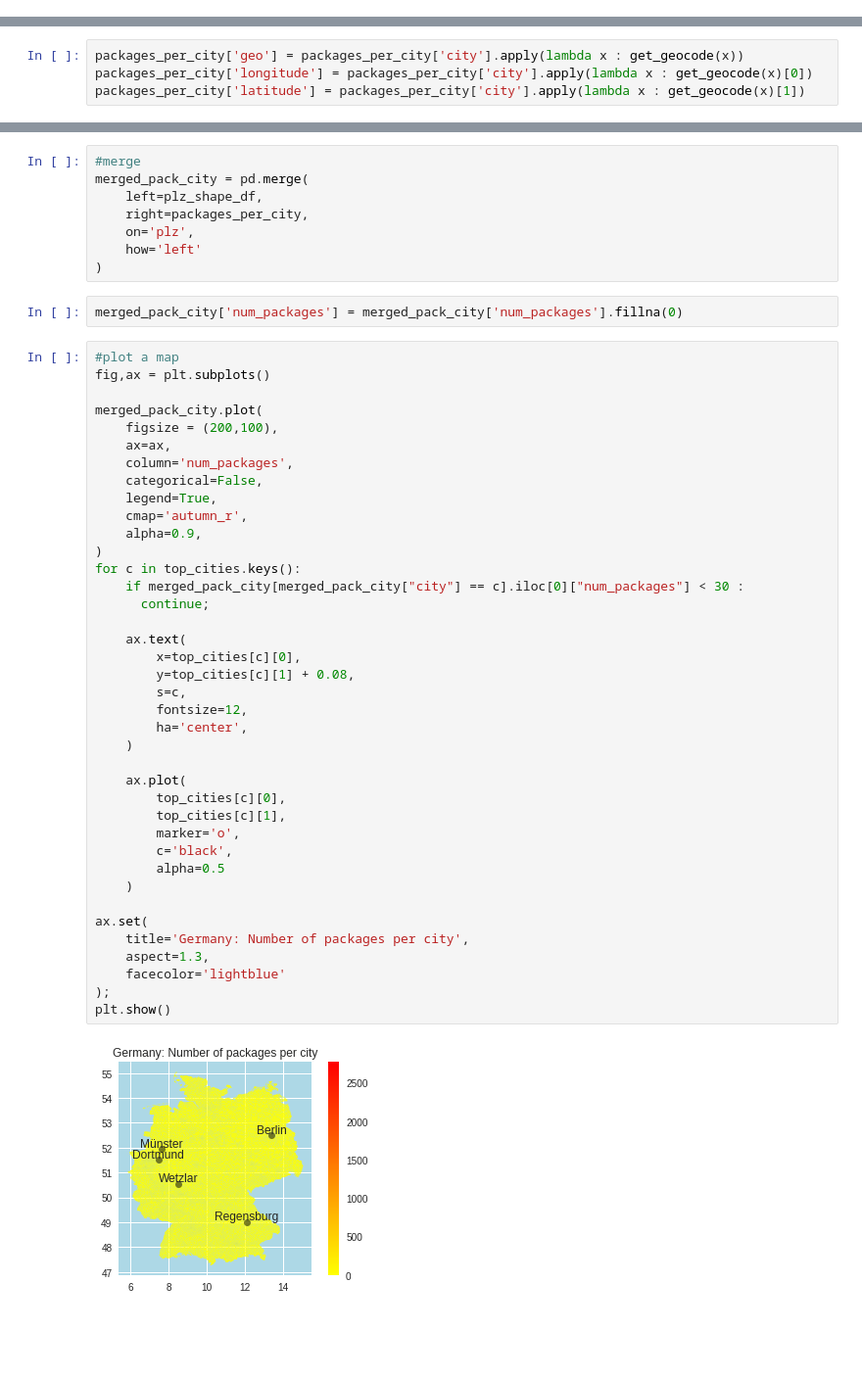
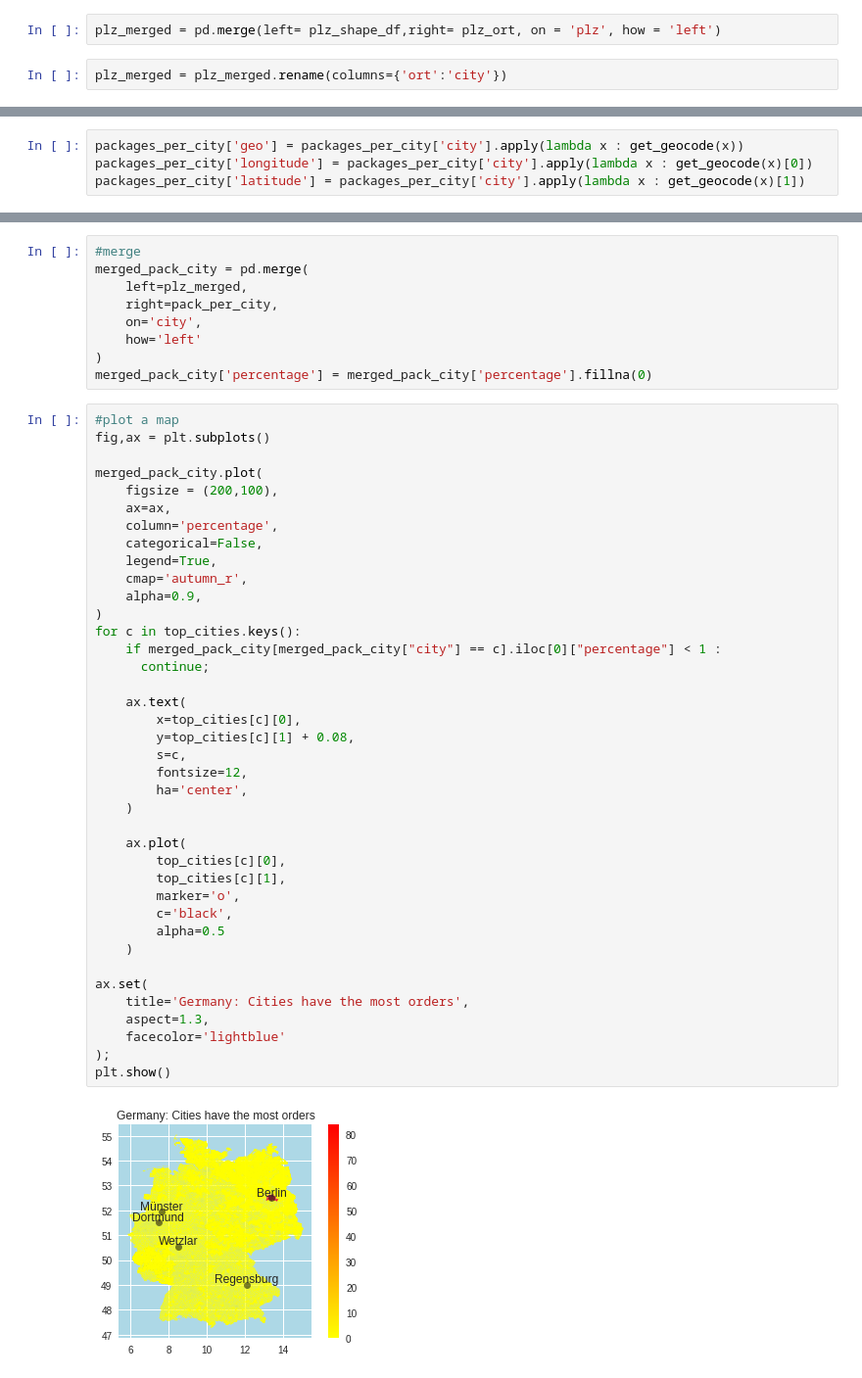
Before and after one commit to tramyynt/Techlabs, a Jupyter notebook: Pickshare.ipynb, the cells around one changed output, grey strips where cells are left out. Shown: that part at 98% size. Saved outputs shown, nothing was run; the diff lists cells and outputs as text; blank space fills up the shorter version.

```diff
--- a/Pickshare.ipynb
+++ b/Pickshare.ipynb
@@ -247,6 +272,10 @@ plz_shape_df.plot()
 plt.show()
 # %% [output]
 [figure]
+# %%
+plz_merged = pd.merge(left= plz_shape_df,right= plz_ort, on = 'plz', how = 'left')
+# %%
+plz_merged = plz_merged.rename(columns={'ort':'city'})
 # %%
 #get longitude and latitude. refer: https://medium.com/analytics-vidhya/how-to-generate-lat-and-long-coordinates-of-city-without-using-apis-25ebabcaf1d5
 from  geopy.geocoders import Nominatim
@@ -306,13 +330,12 @@ top_cities
 # %%
 #merge
 merged_pack_city = pd.merge(
-    left=plz_shape_df,
-    right=packages_per_city,
-    on='plz',
+    left=plz_merged,
+    right=pack_per_city,
+    on='city',
     how='left'
 )
+merged_pack_city['percentage'] = merged_pack_city['percentage'].fillna(0)
-# %%
-merged_pack_city['num_packages'] = merged_pack_city['num_packages'].fillna(0)
 # %%
 #plot a map
 fig,ax = plt.subplots()
@@ -320,37 +343,37 @@ fig,ax = plt.subplots()
 merged_pack_city.plot(
     figsize = (200,100),
     ax=ax,
-    column='num_packages',
+    column='percentage',
     categorical=False,
     legend=True,
     cmap='autumn_r',
     alpha=0.9,
 )
 for c in top_cities.keys():
-    if merged_pack_city[merged_pack_city["city"] == c].iloc[0]["num_packages"] < 30 :
+    if merged_pack_city[merged_pack_city["city"] == c].iloc[0]["percentage"] < 1 :
       continue;
 
     ax.text(
         x=top_cities[c][0],
         y=top_cities[c][1] + 0.08,
         s=c,
         fontsize=12,
         ha='center',
     )
 
     ax.plot(
         top_cities[c][0],
         top_cities[c][1],
         marker='o',
         c='black',
         alpha=0.5
     )
 
 ax.set(
-    title='Germany: Number of packages per city',
+    title='Germany: Cities have the most orders',
     aspect=1.3,
     facecolor='lightblue'
 );
 plt.show()
 # %% [output]
-[figure, old version]
+[figure, new version]
```
Also changed, not shown: parts of 16 cells of this notebook.
